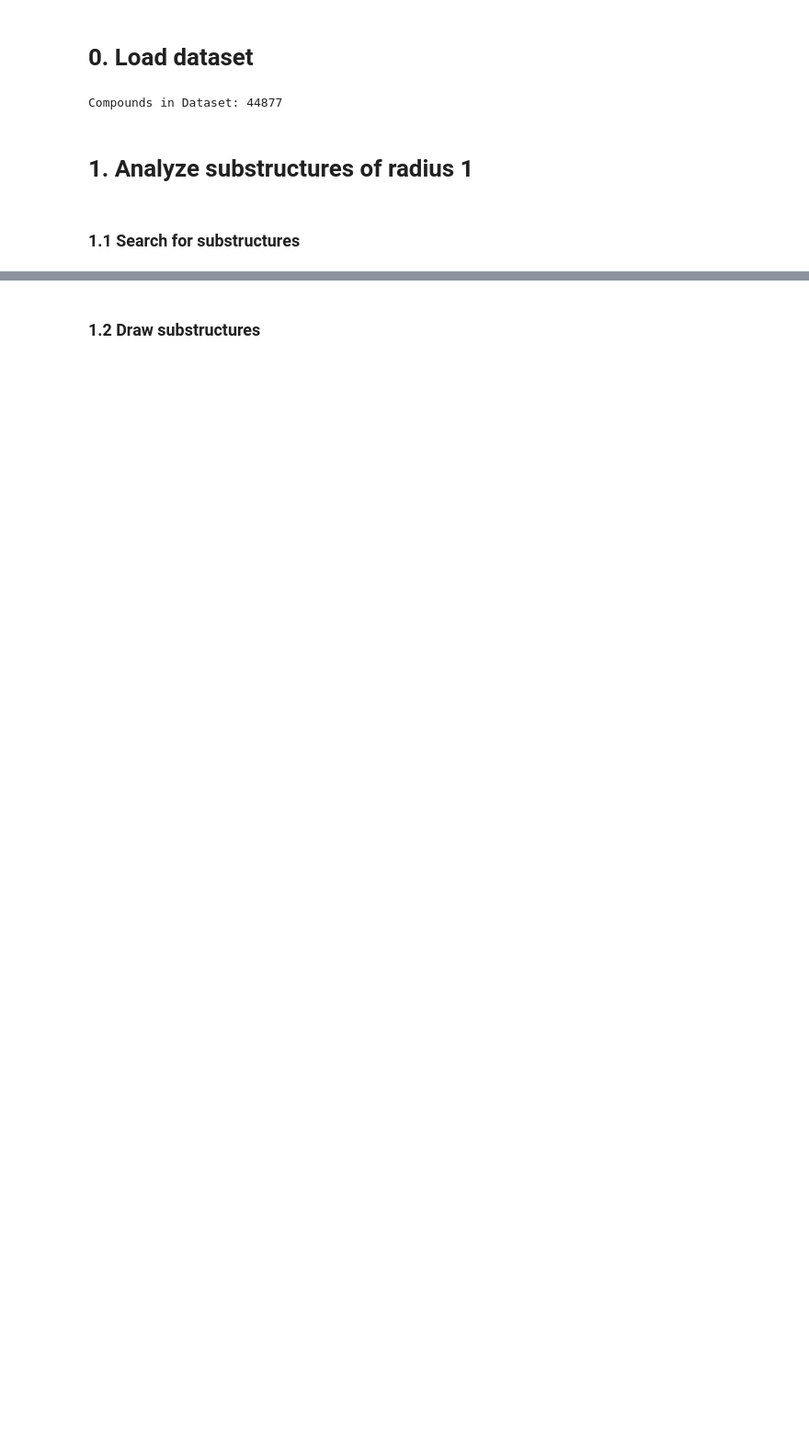
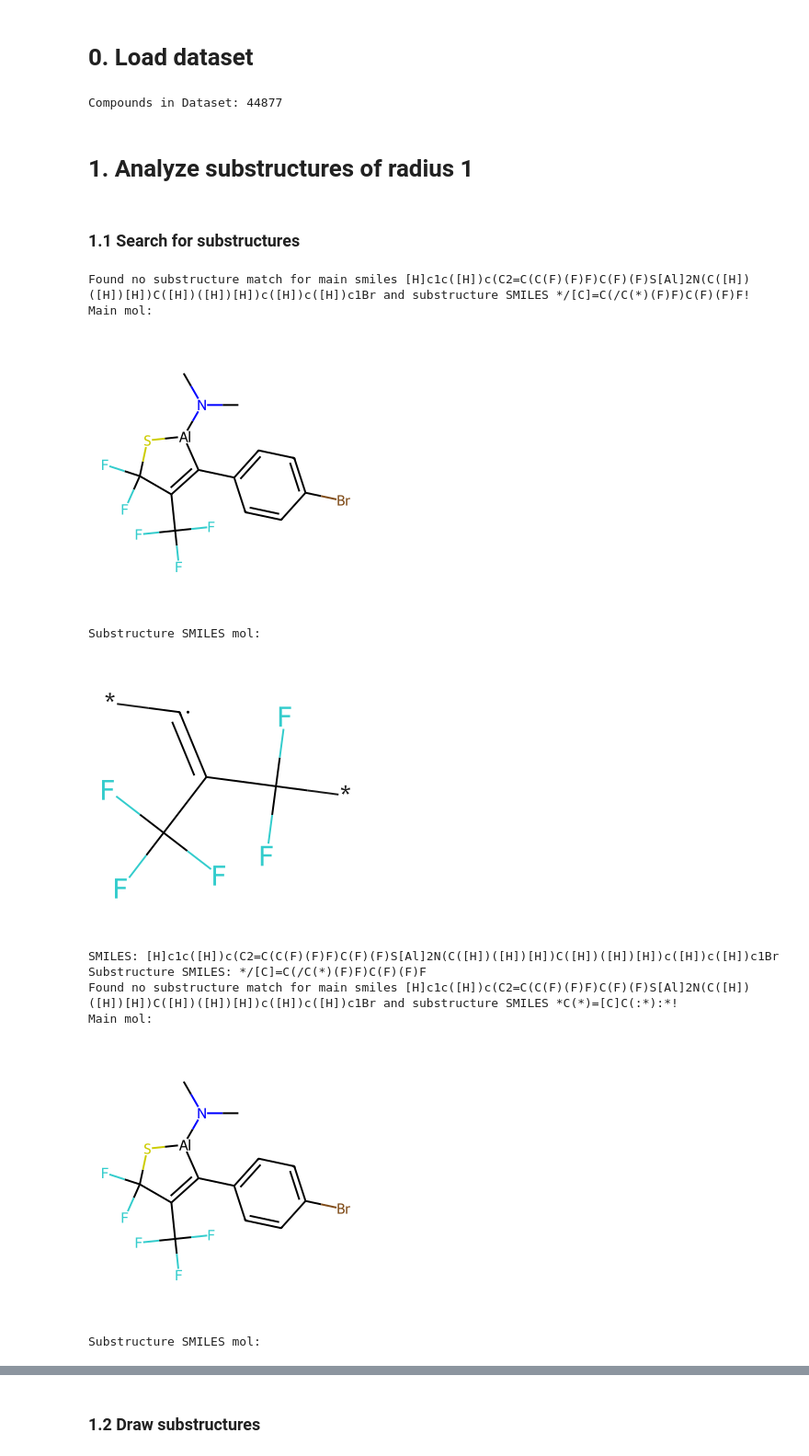
Before and after one commit to filvuk/fia-gnn, a Jupyter notebook: substructure_and_ringsystem_analysis/substructure_and_ringsystem_analysis.ipynb, the cells around one changed output, grey strips where cells are left out. Shown at 92% size. Drawn from its saved outputs; the diff is of its cells as text; code cells hidden in the pictures; blank space fills up the shorter version.

Commit message:
Work on substructure analysis

```diff
--- a/substructure_and_ringsystem_analysis/substructure_and_ringsystem_analysis.ipynb
+++ b/substructure_and_ringsystem_analysis/substructure_and_ringsystem_analysis.ipynb
@@ -22,7 +23,7 @@ DATA_DIRECTORY_PATH = os.path.join((os.path.split(os.getcwd())[0]), "data")
 # 0. Load dataset
 # %%
 # import dataset:
-df = pd.read_csv(os.path.join(DATA_DIRECTORY_PATH, "FIA49k.csv.gz"))
+df = pd.read_csv(os.path.join(DATA_DIRECTORY_PATH, "FIA49k.csv"))
 df.shape
 
 # filter dataset:
@@ -50,18 +87,33 @@ def draw_boxplots(vals, labels, xlabel = "", ylabel = "", title = "", size = Non
 # %%
 radius = 1
 
-substructures = defaultdict(lambda: [[], 0.])
+substructures = defaultdict(lambda: [[], [], 0.])
 
+counter = Counter({"found": 0, "not_found": 0})
 # write all substructures in list:
 for index, row in tqdm(df.iterrows(), total=df.shape[0]):
     smiles = row["ligand_smiles"].split(".")
     elem = substructures[row["Compound"]]
-    elem[1] = row["fia_solv-PBEh3c"]
+    elem[2] = row["fia_solv-PBEh3c"]
     for smi in smiles:
-        elem[0].extend(getSubSmilesRadN(Chem.MolFromSmiles(smi), radius))
-        substructures[row["Compound"]] = (getSubSmilesRadN(Chem.MolFromSmiles(smi), radius), row["fia_solv-PBEh3c"])
+        sub_smiles = getSubSmilesRadN(Chem.MolFromSmiles(smi), radius)
+        elem[0].extend((sub_smiles, radius))
+        elem[1].extend(get_shortest_distance(sub_smiles, row["ca"], row["la_smiles"], counter))
+    substructures[row["Compound"]] = elem
+print(counter)
 
-# save substructure_list:
 with open("substructures.json", "w") as f:
     #json.dump(substructure_list, f)
     json.dump(substructures, f)
+# %% [output]
+Found no substructure match for main smiles [H]c1c([H])c(C2=C(C(F)(F)F)C(F)(F)S[Al]2N(C([H])([H])[H])C([H])([H])[H])c([H])c([H])c1Br and substructure SMILES */[C]=C(/C(*)(F)F)C(F)(F)F!
+Main mol:
+[figure, added]
+Substructure SMILES mol:
+[figure, added]
+SMILES: [H]c1c([H])c(C2=C(C(F)(F)F)C(F)(F)S[Al]2N(C([H])([H])[H])C([H])([H])[H])c([H])c([H])c1Br
+Substructure SMILES: */[C]=C(/C(*)(F)F)C(F)(F)F
+Found no substructure match for main smiles [H]c1c([H])c(C2=C(C(F)(F)F)C(F)(F)S[Al]2N(C([H])([H])[H])C([H])([H])[H])c([H])c([H])c1Br and substructure SMILES *C(*)=[C]C(:*):*!
+Main mol:
+[figure, added]
+Substructure SMILES mol:
```
Also changed, not shown: parts of 4 cells of this notebook, 1 other file.
